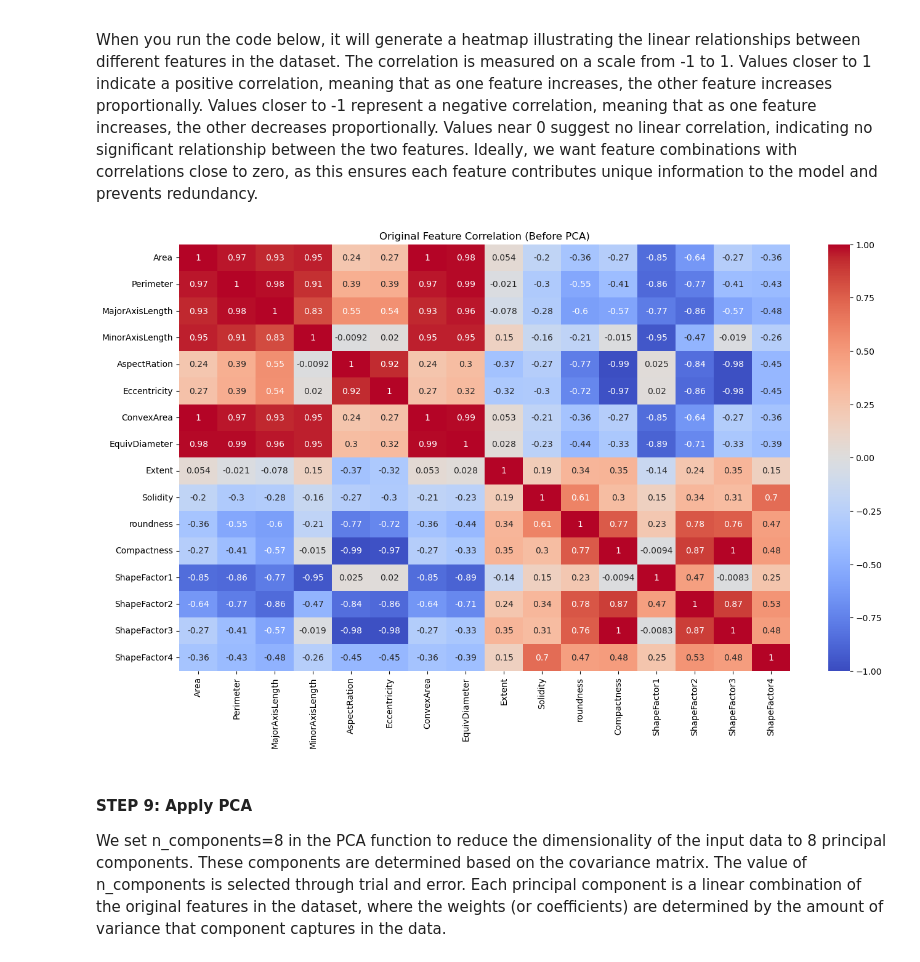
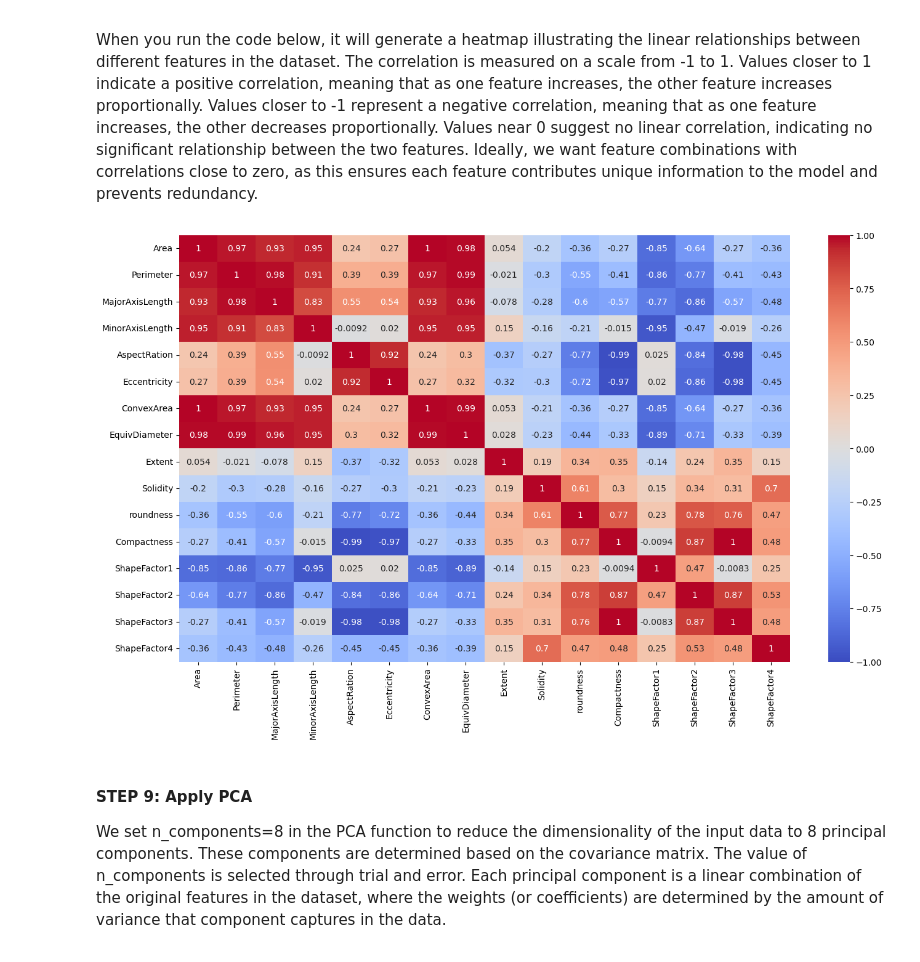
Before and after one commit to Joshina-ORNL/HPC-AI-Crash-Course-MDS, a Jupyter notebook: Tutorial.ipynb, the cells around one changed output. Cells and saved outputs as stored; diff of their text form; code cells hidden in the pictures.

```diff
--- a/Tutorial.ipynb
+++ b/Tutorial.ipynb
@@ -120,12 +121,15 @@ in the data, PCA reduces the number of features while preserving the model's acc
 
 When you run the code below, it will generate a heatmap illustrating the linear relationships between different features in the dataset. The correlation is measured on a scale from -1 to 1. Values closer to 1 indicate a positive correlation, meaning that as one feature increases, the other feature increases proportionally. Values closer to -1 represent a negative correlation, meaning that as one feature increases, the other decreases proportionally. Values near 0 suggest no linear correlation, indicating no significant relationship between the two features. Ideally, we want feature combinations with correlations close to zero, as this ensures each feature contributes unique information to the model and prevents redundancy.
 # %%
-plt.figure(figsize=(16, 9))
-sns.heatmap(SSFeatureData.corr(), cmap='coolwarm', annot=True, vmin=-1, vmax=1)
-plt.title('Original Feature Correlation (Before PCA)')
-plt.show()
+plt.figure(figsize=(16, 9))             # Create a figure with a specified size of 16x9 for the heatmap
+sns.heatmap(SSFeatureData.corr(),       # Plot a heatmap of the correlation matrix for the standardized feature data
+            cmap='coolwarm',
+            annot=True,
+            vmin=-1,
+            vmax=1)
+plt.show()                              # Display the heatmap
 # %% [output]
-[figure, old version]
+[figure, new version]
 # %% [markdown]
 #### STEP 9: Apply PCA
 
```
Also changed, not shown: parts of 10 cells of this notebook.
